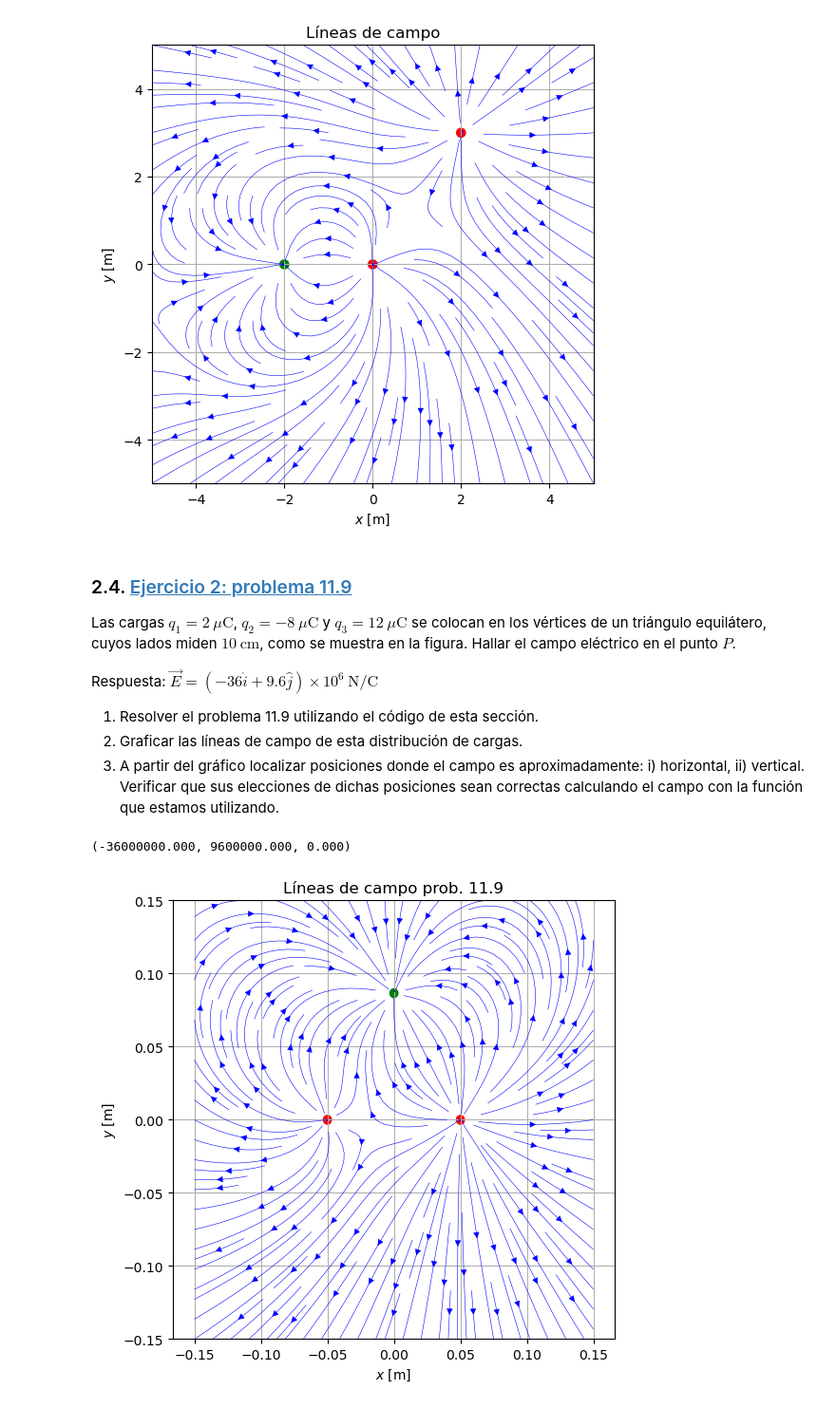
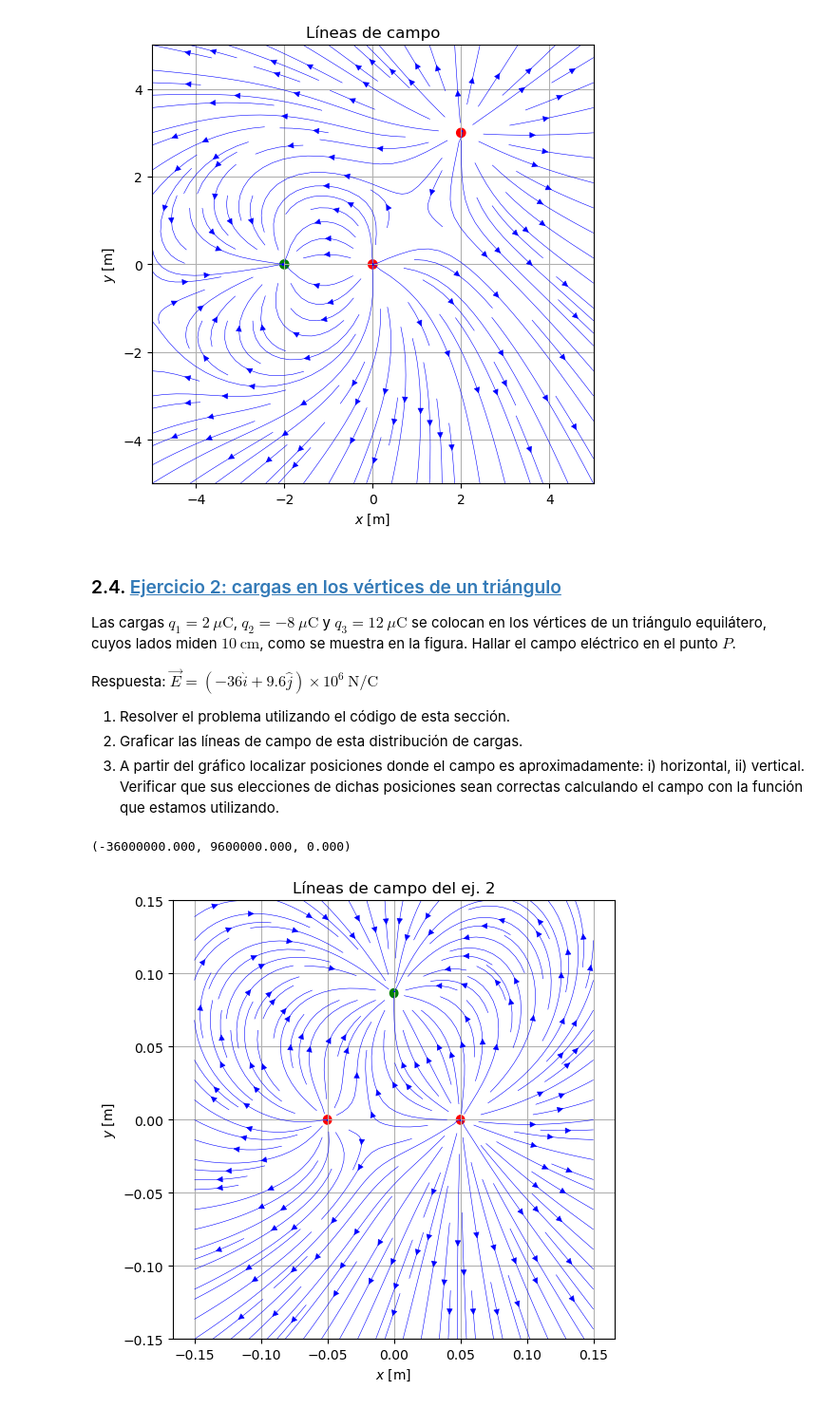
Before and after one commit to frautn/F2, a Jupyter notebook: electromagnetismo/em01_campo_electrico.ipynb, the cells around one changed output. Shown at 95% size. Saved outputs shown, nothing was run; the diff lists cells and outputs as text; code cells hidden in the pictures.

```diff
--- a/electromagnetismo/em01_campo_electrico.ipynb
+++ b/electromagnetismo/em01_campo_electrico.ipynb
@@ -275,7 +278,7 @@ em.plotEf(Ef, Q, dx=5, density=1.2, figsize=(6,6))
 # %% [output]
 [figure]
 # %% [markdown]
-### 2.4. <a id='toc2_4_'></a>[Ejercicio 2: problema 11.9](#toc0_)
+### 2.4. <a id='toc2_4_'></a>[Ejercicio 2: cargas en los vértices de un triángulo](#toc0_)
 
 Las cargas $q_1 = 2~\mu\text{C}$, $q_2 = -8~\mu\text{C}$ y $q_3 = 12~\mu\text{C}$ se colocan en los vértices de un triángulo equilátero, cuyos lados miden $10~\text{cm}$, como se muestra en la figura. Hallar el campo eléctrico en el punto $P$.
 
@@ -285,7 +288,7 @@ Las cargas $q_1 = 2~\mu\text{C}$, $q_2 = -8~\mu\text{C}$ y $q_3 = 12~\mu\text{C}
 
 Respuesta: $\vec{E} = \left (-36\hat{i} + 9.6\hat{j} \right ) \times 10^6~\text{N/C}$
 
-1. Resolver el problema 11.9 utilizando el código de esta sección.
+1. Resolver el problema utilizando el código de esta sección.
 1. Graficar las líneas de campo de esta distribución de cargas.
 1. A partir del gráfico localizar posiciones donde el campo es aproximadamente: i) horizontal, ii) vertical. Verificar que sus elecciones de dichas posiciones sean correctas calculando el campo con la función que estamos utilizando.
 # %%
@@ -301,9 +304,9 @@ Ef(0,0,0,Q)
 (-36000000.000, 9600000.000, 0.000)
 # %%
 # Líneas de campo
-em.plotEf(Ef, Q, dx=0.15, figsize=(6,6), density=1.5, title='Líneas de campo prob. 11.9')
+em.plotEf(Ef, Q, dx=0.15, figsize=(6,6), density=1.5, title='Líneas de campo del ej. 2')
 # %% [output]
-[figure, old version]
+[figure, new version]
 # %%
 # Posición o posiciones donde E es horizontal
 # %%
```
Also changed, not shown: parts of 7 cells of this notebook, 5 other files.
